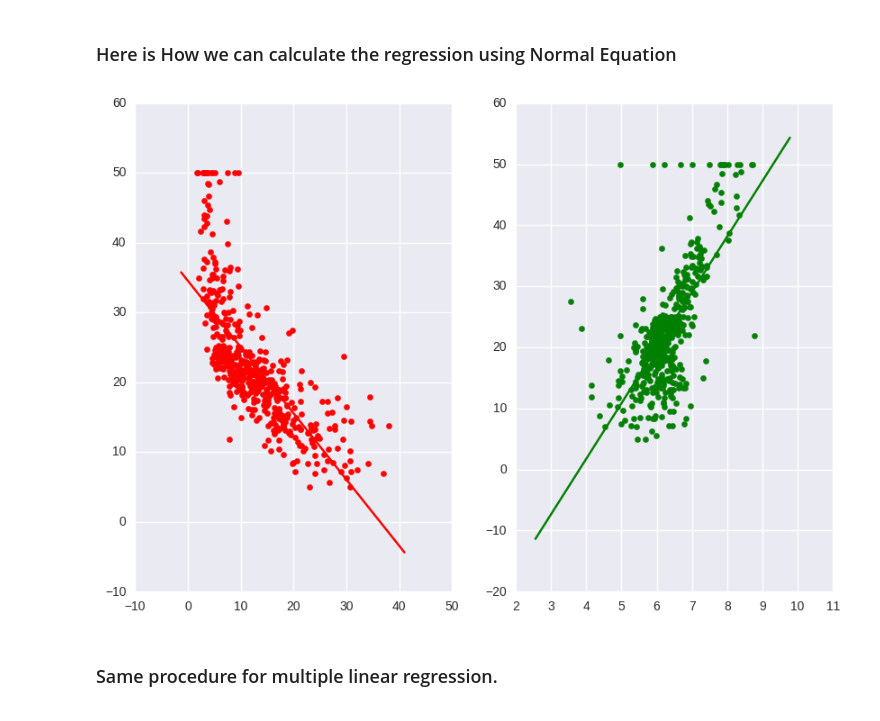
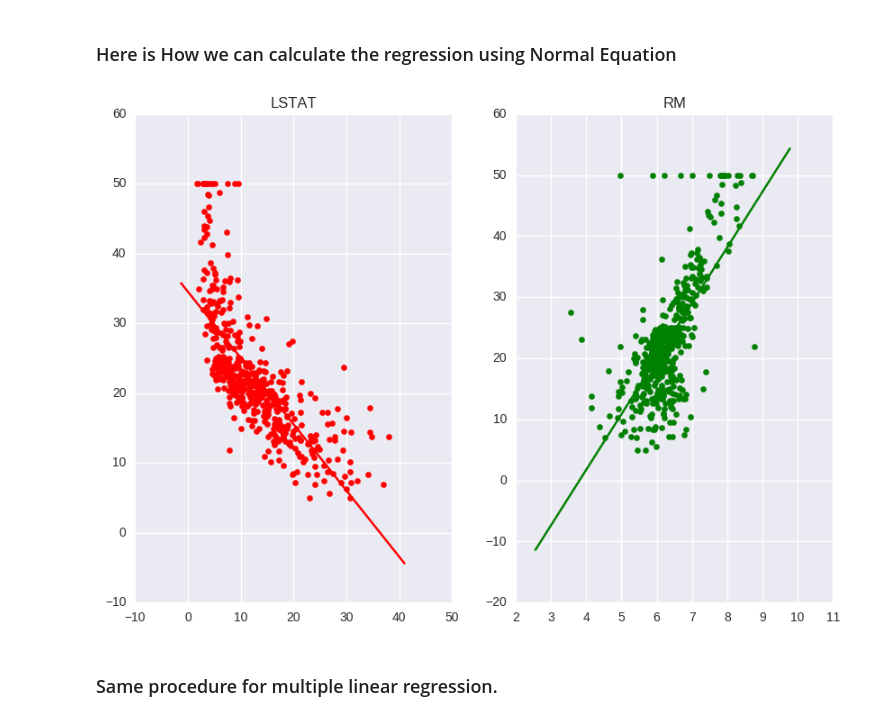
Before and after one commit to afarouky/become-datascience-master, a Jupyter notebook: linear-regression-tutorial/(Multiple)-Linear-Regression-tutrial.ipynb, the cells around one changed output. Drawn from its saved outputs; the diff is of its cells as text; code cells hidden in the pictures.

```diff
--- a/linear-regression-tutorial/(Multiple)-Linear-Regression-tutrial.ipynb
+++ b/linear-regression-tutorial/(Multiple)-Linear-Regression-tutrial.ipynb
@@ -67,34 +67,35 @@ plt.show()
 # %%
 m = len(df_data)
 X = np.array([np.ones(m), df_data['LSTAT'].as_matrix()]).T
 y = np.array(df_target['Target'])
 
 betaHat = np.linalg.solve(X.T.dot(X), X.T.dot(y))
 
 fig = plt.figure(figsize=(10, 7))
 xx = np.linspace(min(df_data['LSTAT'])-3, max(df_data['LSTAT'])+3, 2)
 yy = np.array(betaHat[0] + betaHat[1] * xx)
 
 plt.subplot(121)
 plt.plot(xx, yy.T, color='r')
 plt.scatter(df_data['LSTAT'], df_target['Target'], color='r')
+plt.title('LSTAT');
 
 
 X = np.array([np.ones(m), df_data['RM'].as_matrix()]).T
 y = np.array(df_target['Target'])
 betaHat = np.linalg.solve(X.T.dot(X), X.T.dot(y))
 
 xx = np.linspace(min(df_data['RM'])-1, max(df_data['RM'])+1, 2)
 yy = np.array(betaHat[0] + betaHat[1] * xx)
 
 plt.subplot(122)
 plt.plot(xx, yy.T, color='g')
 plt.scatter(df_data['RM'], df_target['Target'], color='g')
-plt.title('LSTAT');
+plt.title('RM');
 
 plt.show()
 # %% [output]
-[figure, old version]
+[figure, new version]
 # %% [markdown]
 ### Same procedure for multiple linear regression.
 # %%
```
Also changed, not shown: 1 other file.
